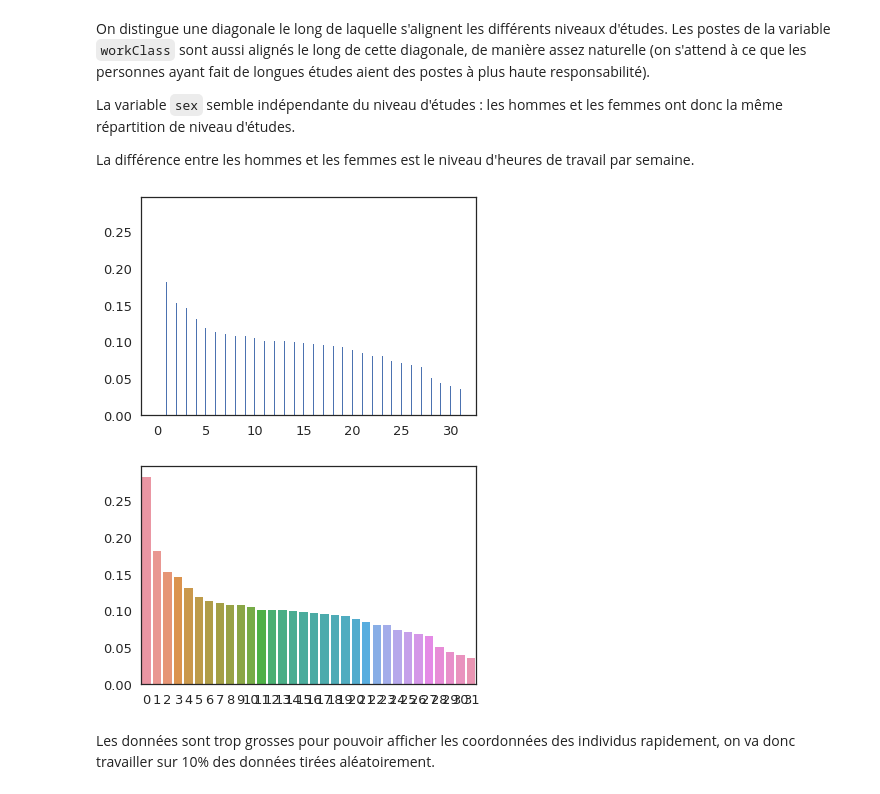
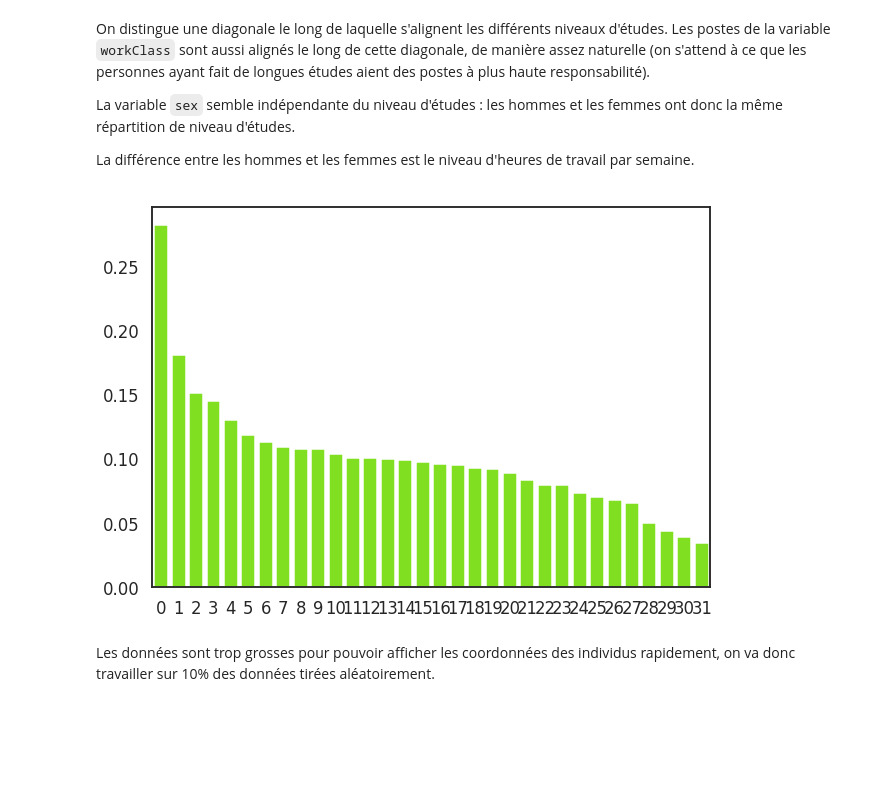
Before and after one commit to PaulCharnay/Exploration, a Jupyter notebook: Explo-Python-AdultCensus.ipynb, the cells around one changed output. Saved outputs shown, nothing was run; the diff lists cells and outputs as text; code cells hidden in the pictures; blank space fills up the shorter version.

```diff
--- a/Explo-Python-AdultCensus.ipynb
+++ b/Explo-Python-AdultCensus.ipynb
@@ -601,14 +686,10 @@ La variable `sex` semble indépendante du niveau d'études : les hommes et les f
 
 La différence entre les hommes et les femmes est le niveau d'heures de travail par semaine.
 # %%
-plt.bar(range(len(afcm.L)), afcm.L, 0.1)
+fig, ax = plt.subplots(figsize=(10, 7))
+sns.barplot(list(range(len(afcm.L))), afcm.L, color='chartreuse')
 plt.show()
 # %% [output]
-[figure, old version]
+[figure, new version]
-# %%
-sns.barplot(list(range(len(afcm.L))), afcm.L)
-plt.show()
-# %% [output]
-[figure, removed]
 # %% [markdown]
 Les données sont trop grosses pour pouvoir afficher les coordonnées des individus rapidement, on va donc travailler sur 10% des données tirées aléatoirement.
```
Also changed, not shown: parts of 44 cells of this notebook.
